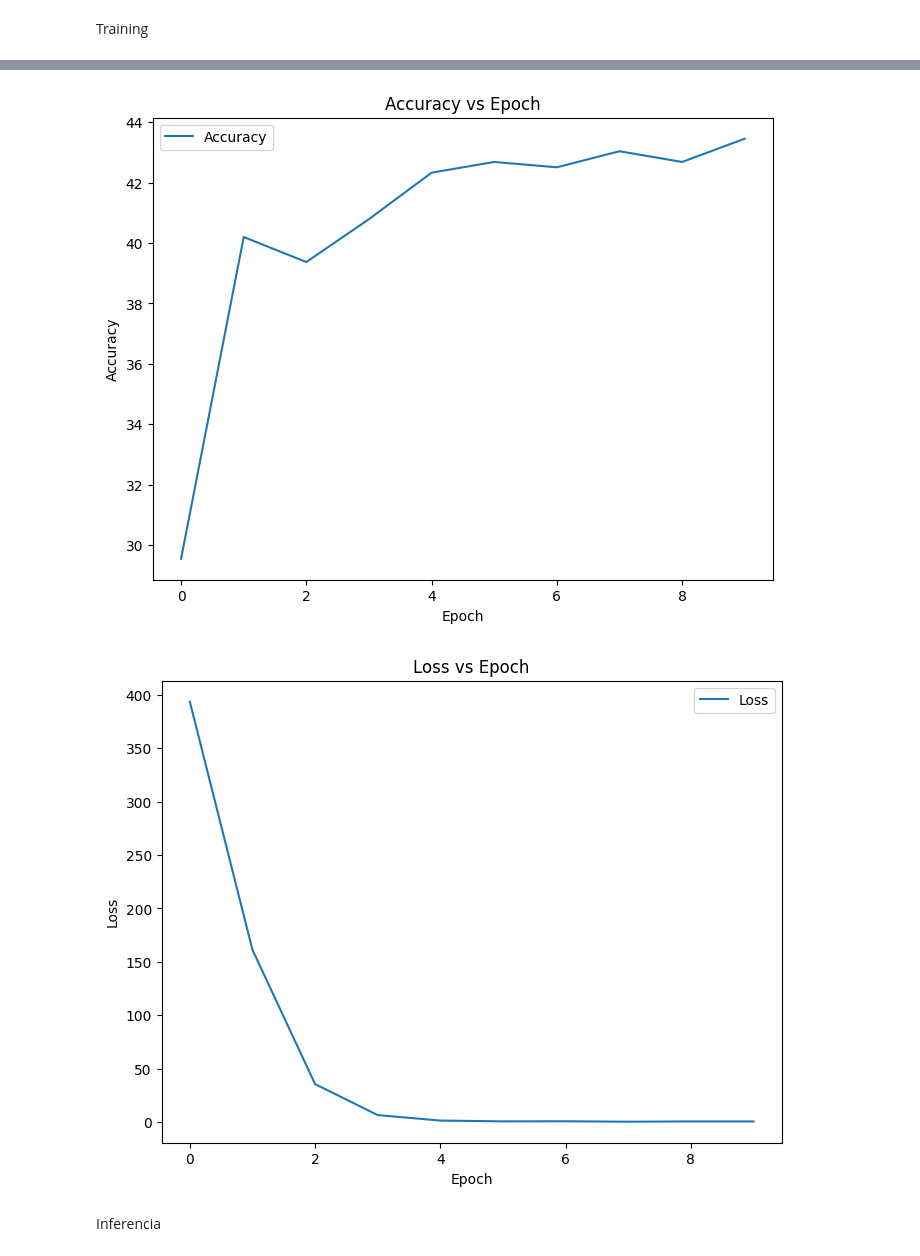
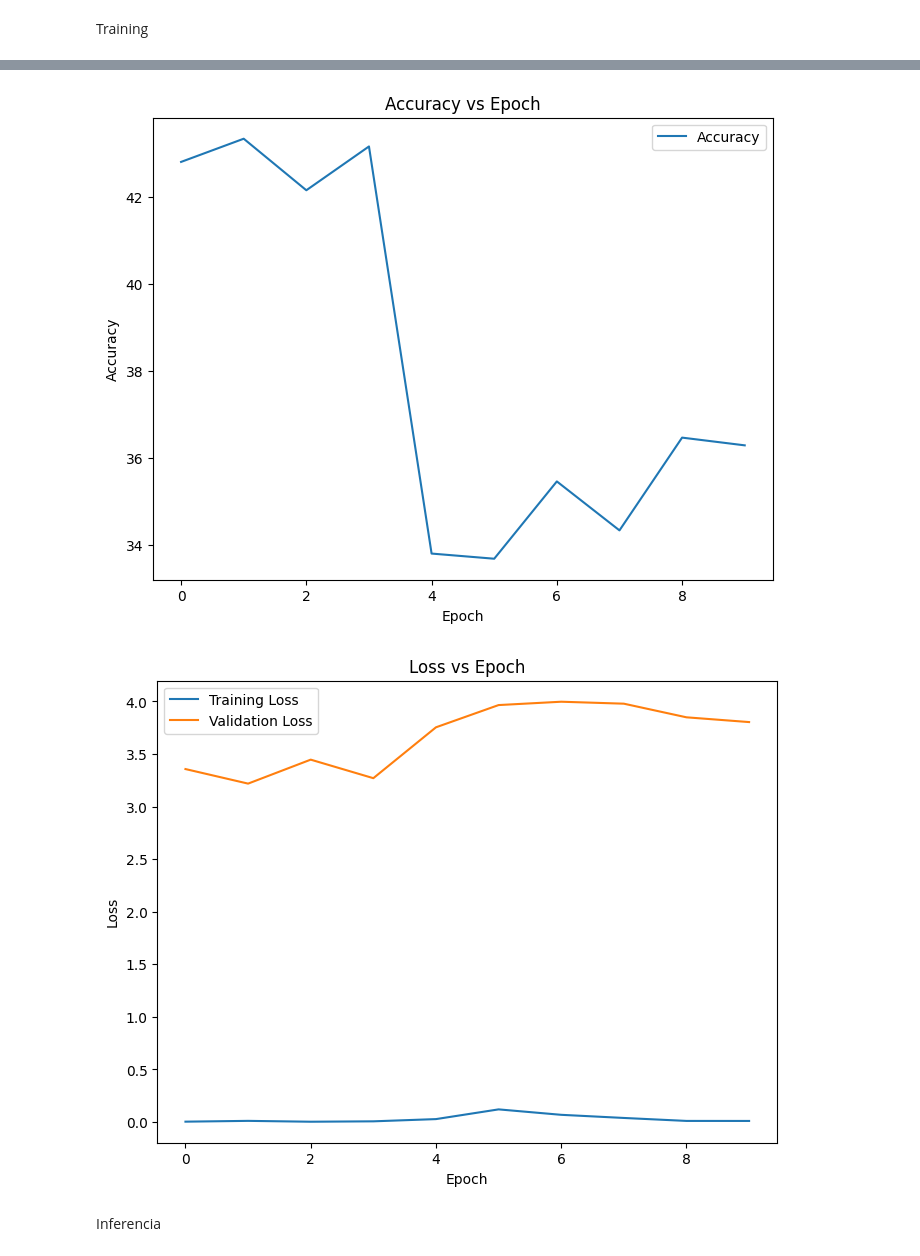
Before and after one commit to YaerimGZ/SI23_Togepis, a Jupyter notebook: proyecto_Final/FlowerClassification.ipynb, the cells around one changed output, grey strips where cells are left out. Drawn from its saved outputs; the diff is of its cells as text; code cells hidden in the pictures.

```diff
--- a/proyecto_Final/FlowerClassification.ipynb
+++ b/proyecto_Final/FlowerClassification.ipynb
@@ -151,6 +151,26 @@ Clipping input data to the valid range for imshow with RGB data ([0..1] for floa
 # %% [markdown]
 Training
 # %%
+def validation_step(loader, model):
+    total_loss = 0.0
+    num_samples = 0
+
+    with torch.no_grad():
+        model.eval()
+
+        for x, y in loader:
+            x = x.to(device)
+            y = y.to(device)
+
+            # Forward
+            y_hat = model(x)
+            loss = criterion(y_hat, y)
+            total_loss += loss.item() * x.size(0)
+            num_samples += x.size(0)
+
+    model.train()
+    return total_loss / num_samples
+
 def check_accuracy(loader, model):
   num_corrects = 0
   num_samples = 0
@@ -178,13 +198,14 @@ def check_accuracy(loader, model):
   model.train()
   return num_corrects, num_samples
 
-
 epoch_list = []
 accuracy_list = []
-loss_list = []
+train_loss_list = []
+val_loss_list = []
 
 for epoch in range(NUM_EPOCHS):
     running_loss = 0
+
     with tqdm.tqdm(train_loader, unit='batch') as tepoch:
         for index, (x,y) in enumerate(tepoch):
             # send the data to the device
@@ -205,9 +226,13 @@ for epoch in range(NUM_EPOCHS):
             tepoch.set_postfix(loss=loss.item())
 
         epoch_list.append(epoch)
-        loss_list.append(running_loss.item())
+        train_loss = running_loss.item() / len(train_loader)
+        train_loss_list.append(train_loss)
 
-        print(f"Epoch {epoch}: loss: {running_loss}")
+        val_loss = validation_step(test_loader, model)
+        val_loss_list.append(val_loss)
+
+        print(f"Epoch {epoch}: train_loss: {train_loss}, val_loss: {val_loss}")
         num_corrects, num_samples = check_accuracy(test_loader, model)
 
         # Calculate accuracy and append to lists
@@ -216,11 +241,13 @@ for epoch in range(NUM_EPOCHS):
 
 epoch_list = torch.tensor(epoch_list)
 accuracy_list = torch.tensor(accuracy_list)
-loss_list = torch.tensor(loss_list)
+train_loss_list = torch.tensor(train_loss_list)
+val_loss_list = torch.tensor(val_loss_list)
 
 epoch_list = epoch_list.cpu().numpy()
 accuracy_list = accuracy_list.cpu().numpy()
-loss_list = loss_list.cpu().numpy()
+train_loss_list = train_loss_list.cpu().numpy()
+val_loss_list = val_loss_list.cpu().numpy()
 
 torch.save(model.state_dict(), "models/my_model.pth")
 
@@ -236,7 +263,8 @@ plt.show()
 
 # Plot loss vs epoch
 plt.figure(figsize=(8, 6))
-plt.plot(epoch_list, loss_list, label='Loss')
+plt.plot(epoch_list, train_loss_list, label='Training Loss')
+plt.plot(epoch_list, val_loss_list, label='Validation Loss')
 plt.xlabel('Epoch')
 plt.ylabel('Loss')
 plt.title('Loss vs Epoch')
@@ -267,4 +295,4 @@ Accuracy: 734/1689: 43.46
-[figure, old version]
+[figure, new version]
-[figure, old version]
+[figure, new version]
 # %% [markdown]
 Inferencia
```
Also changed, not shown: parts of 1 cell of this notebook, 2 other files.
